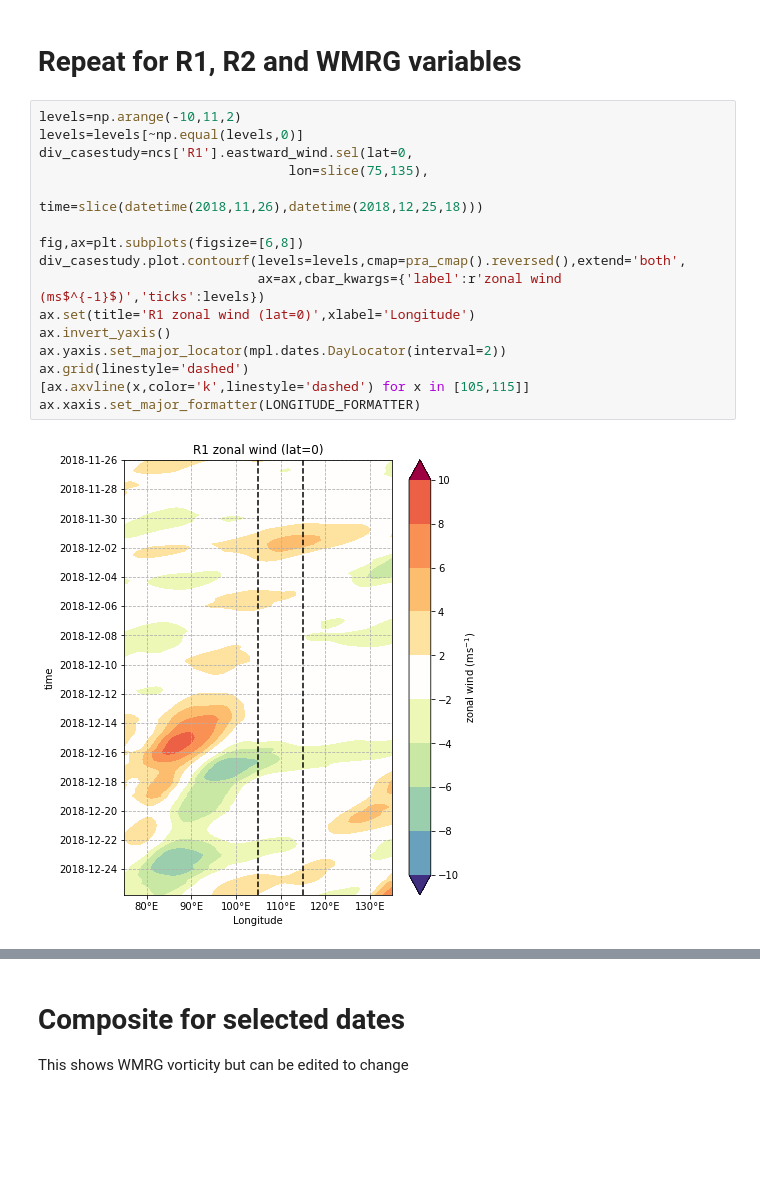
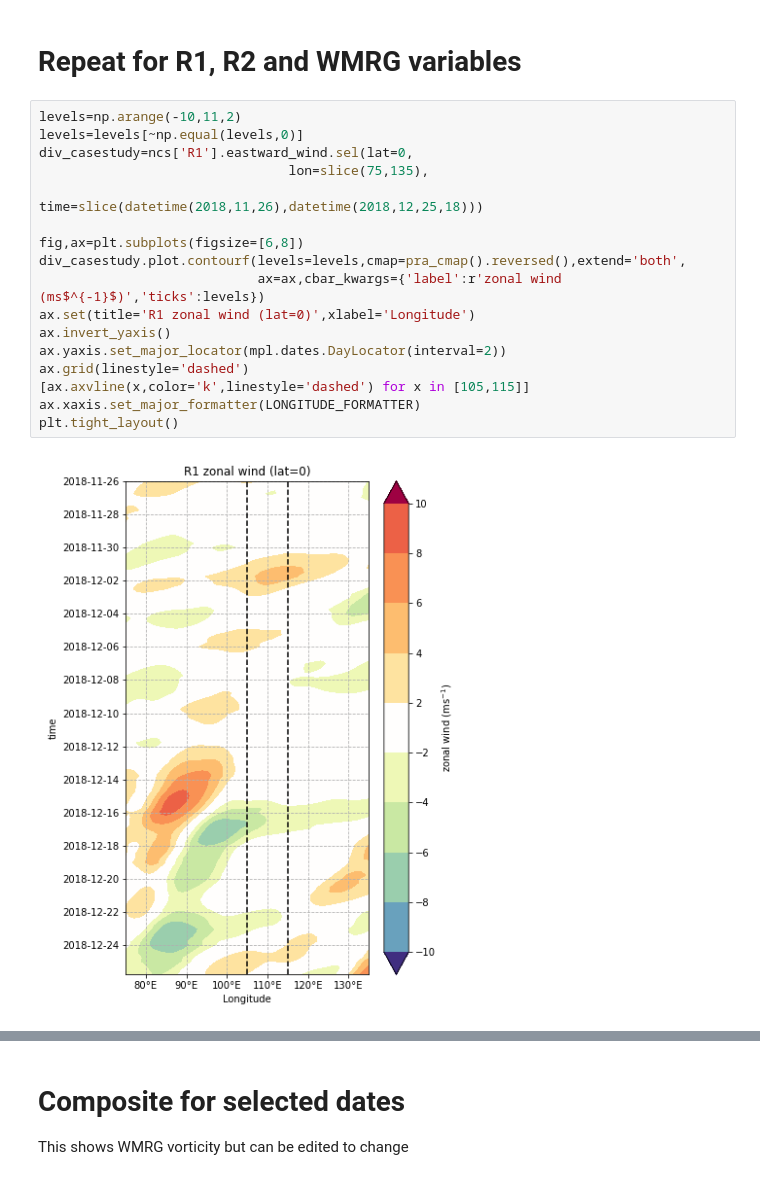
Before and after one commit to samferrett/wave_casestudy, a Jupyter notebook: example_of_era5_waves.ipynb, the cells around one changed output, grey strips where cells are left out. Drawn from its saved outputs; the diff is of its cells as text; blank space fills up the shorter version.

```diff
--- a/example_of_era5_waves.ipynb
+++ b/example_of_era5_waves.ipynb
@@ -131,21 +132,22 @@ ax.xaxis.set_major_formatter(LONGITUDE_FORMATTER)
 # %%
 levels=np.arange(-10,11,2)
 levels=levels[~np.equal(levels,0)]
 div_casestudy=ncs['R1'].eastward_wind.sel(lat=0,
                                 lon=slice(75,135),
                                 time=slice(datetime(2018,11,26),datetime(2018,12,25,18)))
 
 fig,ax=plt.subplots(figsize=[6,8])
 div_casestudy.plot.contourf(levels=levels,cmap=pra_cmap().reversed(),extend='both',
                             ax=ax,cbar_kwargs={'label':r'zonal wind (ms$^{-1}$)','ticks':levels})
 ax.set(title='R1 zonal wind (lat=0)',xlabel='Longitude')
 ax.invert_yaxis()
 ax.yaxis.set_major_locator(mpl.dates.DayLocator(interval=2))
 ax.grid(linestyle='dashed')
 [ax.axvline(x,color='k',linestyle='dashed') for x in [105,115]]
 ax.xaxis.set_major_formatter(LONGITUDE_FORMATTER)
+plt.tight_layout()
 # %% [output]
-[figure, old version]
+[figure, new version]
 # %%
 levels=np.arange(-5,6,1)
 levels=levels[~np.equal(levels,0)]
```
Also changed, not shown: parts of 14 cells of this notebook, 5 other files.
